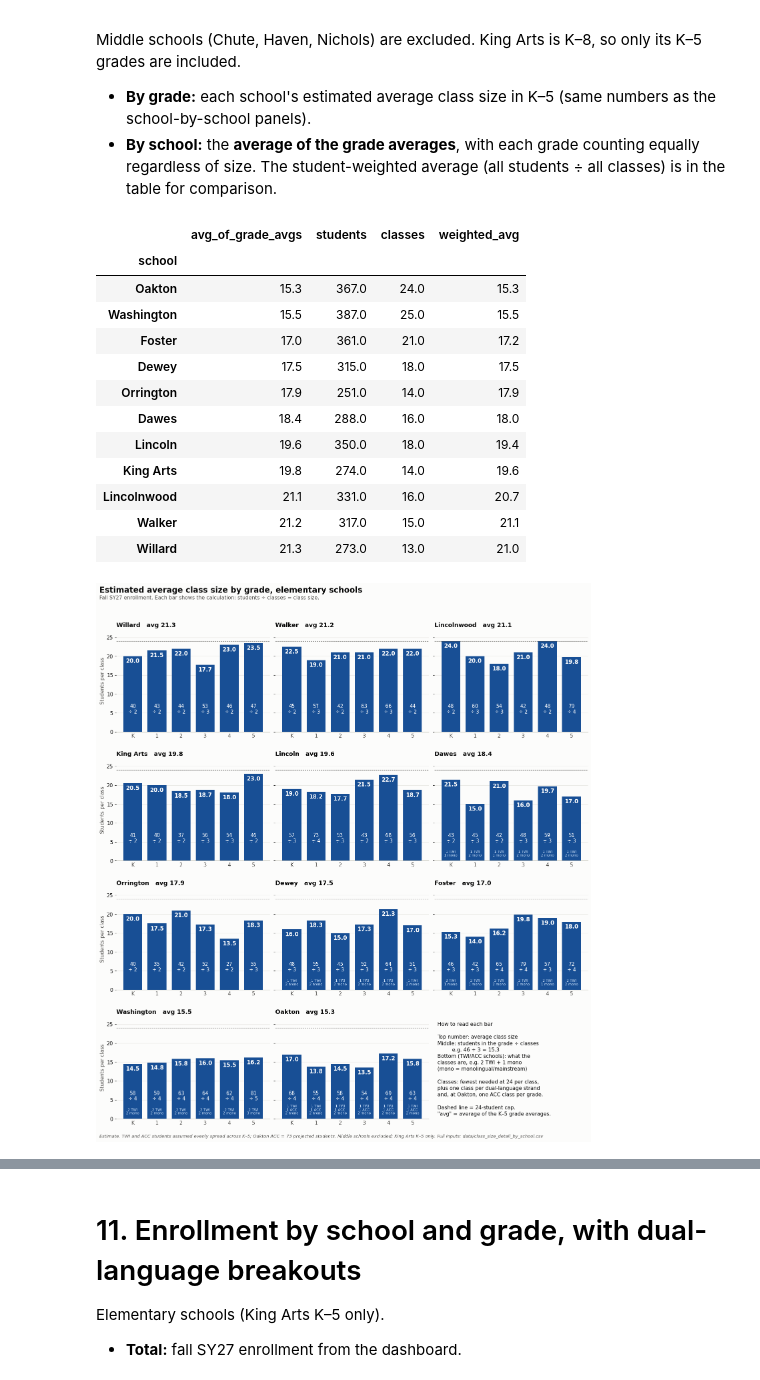
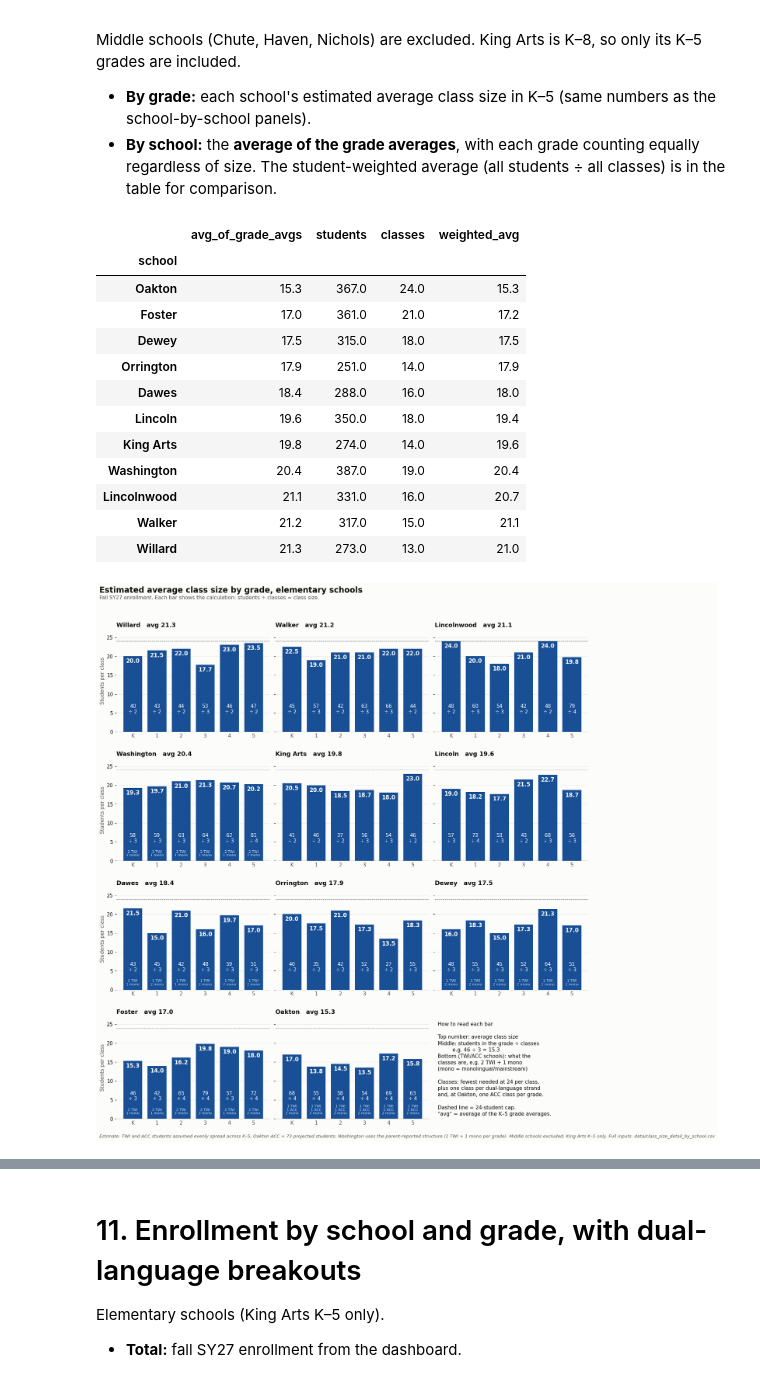
Before and after one commit to jmclip/enrollment_fall26, a Jupyter notebook: d65_enrollment_by_building.ipynb, the cells around one changed output, grey strips where cells are left out. Saved outputs shown, nothing was run; the diff lists cells and outputs as text; code cells hidden in the pictures.

Commit message:
update enrollments with parent data

```diff
--- a/d65_enrollment_by_building.ipynb
+++ b/d65_enrollment_by_building.ipynb
@@ -868,17 +869,31 @@ ACC_STRANDS = {'Oakton': 1}
 acc_total = util.set_index(util['school'].map(short))['enroll_acc']
 acc_per_grade = {s: acc_total[s] / 6 for s in ACC_STRANDS}
 
+# Parent-verified class structure (see section 12). At Washington, parents report one monolingual/mainstream class
+# alongside the two TWI classes in 2nd grade (23 and 19 students), and departmental classes of 23 in 5th grade. So at
+# these schools TWI and monolingual/mainstream students share the cap: the grade gets the fewest classes that keep every
+# class at 24 or fewer, with at least one class per TWI strand plus one monolingual/mainstream class. Students are
+# spread evenly across those classes (the TWI/mainstream split within a grade isn't known).
+POOLED_TWI_SCHOOLS = {'Washington'}
+
 def sections_for(row):
     n, cap, k5 = row.students, CAP[row.grade], row.grade <= 5
     s_twi = int(twi_strands[row.school]) if (row.school in twi_strands.index and k5) else 0
-    t = min(twi_per_grade[row.school], n) if s_twi else 0.0
     s_acc = ACC_STRANDS.get(row.school, 0) if k5 else 0
-    a = min(acc_per_grade[row.school], n - t) if s_acc else 0.0
-    rest = n - t - a
-    s_reg = math.ceil(rest / cap) if rest > 0 else 0
+    if s_twi and row.school in POOLED_TWI_SCHOOLS:
+        total = max(s_twi + 1, math.ceil(n / cap))
+        s_reg = total - s_twi
+        t = n * s_twi / total                  # even class sizes across all classes in the grade
+        a = 0.0
+        rest = n - t
+    else:
+        t = min(twi_per_grade[row.school], n) if s_twi else 0.0
+        a = min(acc_per_grade[row.school], n - t) if s_acc else 0.0
+        rest = n - t - a
+        s_reg = math.ceil(rest / cap) if rest > 0 else 0
     return pd.Series({'sections': s_twi + s_acc + s_reg,
-                      'twi_sections': s_twi, 'twi_class_size': t / s_twi if s_twi else np.nan,
-                      'acc_sections': s_acc, 'acc_class_size': a / s_acc if s_acc else np.nan,
+                      'twi_sections': s_twi, 'twi_students': t, 'twi_class_size': t / s_twi if s_twi else np.nan,
+                      'acc_sections': s_acc, 'acc_students': a, 'acc_class_size': a / s_acc if s_acc else np.nan,
                       'mainstream_class_size': rest / s_reg if s_reg else np.nan})
 
 g = g.join(g.apply(sections_for, axis=1))
@@ -1047,8 +1062,8 @@ The detail table below shows every input and step for each school and grade, so
 # Detail table: every input and step of the class-size estimate, per school and grade
 detail = g.copy()
 detail['cap'] = detail['grade'].map(CAP)
-detail['twi_students_est'] = np.where(detail['twi_sections'] > 0, detail['school'].map(twi_per_grade), 0).round(1)
-detail['acc_students_est'] = np.where(detail['acc_sections'] > 0, detail['school'].map(acc_per_grade), 0).round(1)
+detail['twi_students_est'] = detail['twi_students'].round(1)
+detail['acc_students_est'] = detail['acc_students'].round(1)
 detail['mainstream_students'] = (detail['students'] - detail['twi_students_est'] - detail['acc_students_est']).round(1)
 detail['mainstream_sections'] = detail['sections'] - detail['twi_sections'] - detail['acc_sections']
 detail['grade_label'] = detail['grade'].map(lambda x: 'K' if x == 0 else str(x))
@@ -1057,6 +1072,9 @@ detail = detail[['school', 'grade', 'grade_label', 'students', 'cap', 'twi_stude
 detail[['twi_class_size', 'acc_class_size', 'mainstream_class_size']] = detail[['twi_class_size', 'acc_class_size', 'mainstream_class_size']].round(1)
 detail = detail.sort_values(['school', 'grade']).reset_index(drop=True)
 detail['note'] = np.where(detail['school'] == 'Oakton', '1 ACC class per grade K-5; ACC students = 73 projected (1A table), spread evenly', '')
+detail.loc[(detail['school'] == 'Washington') & (detail['grade'] <= 5), 'note'] = (
+    'Parent-verified structure: 2 TWI + 1 monolingual/mainstream class per grade (more if needed to stay at 24); '
+    'students spread evenly across classes')
 detail.to_csv('data/class_size_detail_by_school.csv', index=False)
 detail.drop(columns=['grade']).set_index(['school', 'grade_label'])
 # %% [output]
@@ -1195,13 +1213,13 @@ school_avg
 |  | avg_of_grade_avgs | students | classes | weighted_avg |
 | school |  |  |  |  |
 | Oakton | 15.3 | 367.0 | 24.0 | 15.3 |
-| Washington | 15.5 | 387.0 | 25.0 | 15.5 |
 | Foster | 17.0 | 361.0 | 21.0 | 17.2 |
 | Dewey | 17.5 | 315.0 | 18.0 | 17.5 |
 | Orrington | 17.9 | 251.0 | 14.0 | 17.9 |
 | Dawes | 18.4 | 288.0 | 16.0 | 18.0 |
 | Lincoln | 19.6 | 350.0 | 18.0 | 19.4 |
 | King Arts | 19.8 | 274.0 | 14.0 | 19.6 |
+| Washington | 20.4 | 387.0 | 19.0 | 20.4 |
 | Lincolnwood | 21.1 | 331.0 | 16.0 | 20.7 |
 | Walker | 21.2 | 317.0 | 15.0 | 21.1 |
 | Willard | 21.3 | 273.0 | 13.0 | 21.0 |
@@ -1235,35 +1253,35 @@ for ax, school in zip(axes.flat, sch_order):
 for ax in axes[:, 0]:
     ax.set_ylabel('Students per class', color=MUTED)
 
 # last panel: how to read it
 key = axes.flat[len(sch_order)]
 key.axis('off')
 key.text(0.02, 0.95,
          "How to read each bar\n\n"
          "Top number: average class size\n"
          "Middle: students in the grade ÷ classes\n"
          "         e.g. 46 ÷ 3 = 15.3\n"
          "Bottom (TWI/ACC schools): what the\n"
          "classes are, e.g. 2 TWI + 1 mono\n(mono = monolingual/mainstream)\n\n"
          "Classes: fewest needed at 24 per class,\n"
          "plus one class per dual-language strand\n"
          "and, at Oakton, one ACC class per grade.\n\n"
          "Dashed line = 24-student cap.\n"
          "\"avg\" = average of the K–5 grade averages.",
          transform=key.transAxes, va='top', fontsize=11, color=INK, linespacing=1.35)
 
 fig.suptitle('Estimated average class size by grade, elementary schools', x=0.01, ha='left',
              fontsize=17, fontweight='bold', color=INK)
 fig.text(0.01, 0.957, 'Fall SY27 enrollment. Each bar shows the calculation: students ÷ classes = class size.',
          fontsize=11, color=MUTED)
-fig.text(0.01, 0.008, 'Estimate. TWI and ACC students assumed evenly spread across K–5; Oakton ACC = 73 projected students. '
+fig.text(0.01, 0.008, 'Estimate. TWI and ACC students assumed evenly spread across K–5; Oakton ACC = 73 projected students; Washington uses the parent-reported structure (2 TWI + 1 mono per grade). '
          'Middle schools excluded; King Arts K–5 only. Full inputs: data/class_size_detail_by_school.csv',
          fontsize=9.5, color=MUTED, style='italic')
 plt.tight_layout(rect=(0, 0.02, 1, 0.95), h_pad=2.5)
 fig.savefig('images/chart_class_size_elementary_by_grade.png', dpi=170)
 plt.show()
 # %% [output]
-[figure, old version]
+[figure, new version]
 # %%
 # Graph 2: one number per school (average of its K-5 grade averages)
 sa = school_avg
```
Also changed, not shown: parts of 17 cells of this notebook, 14 other files.
